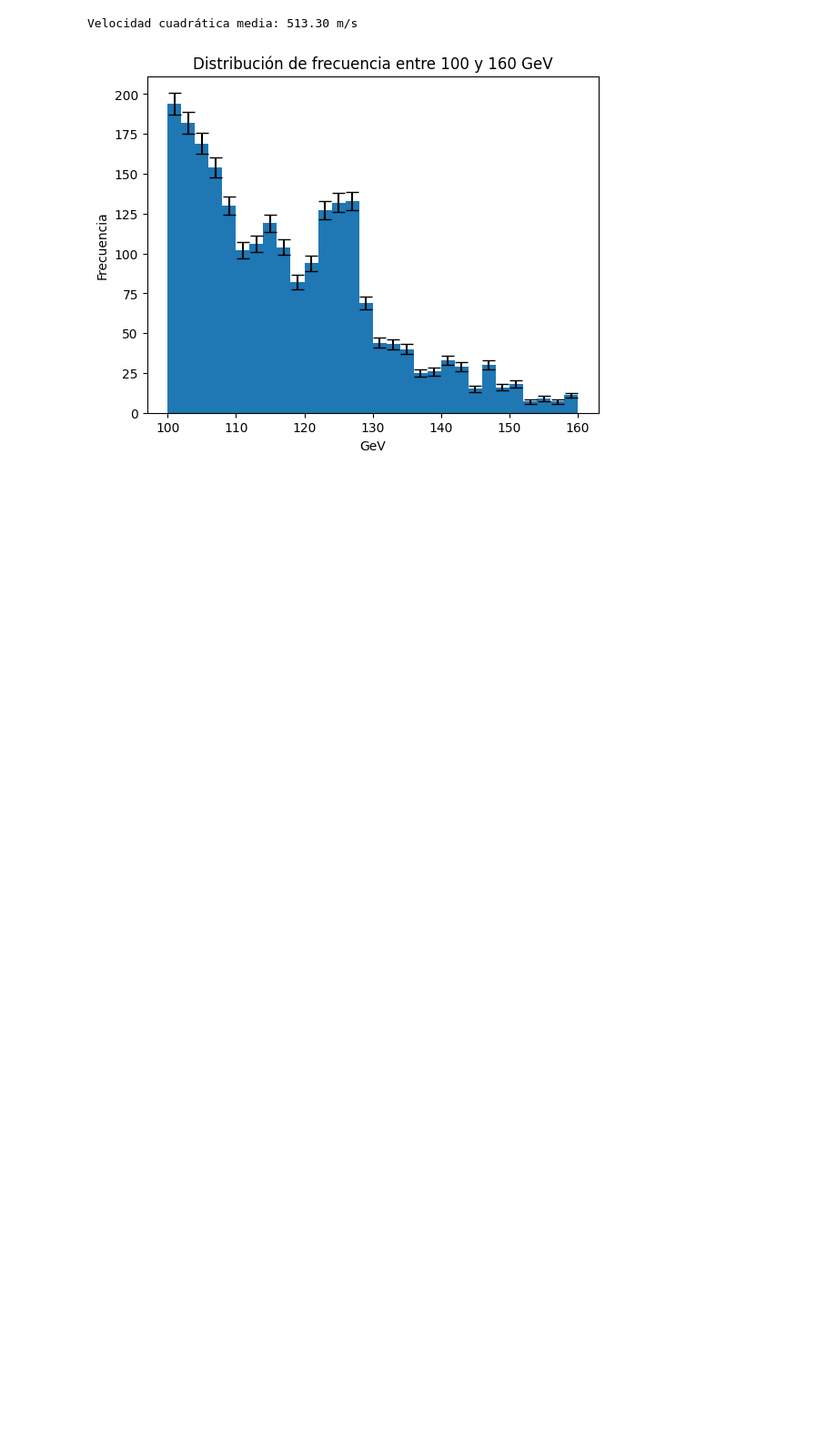
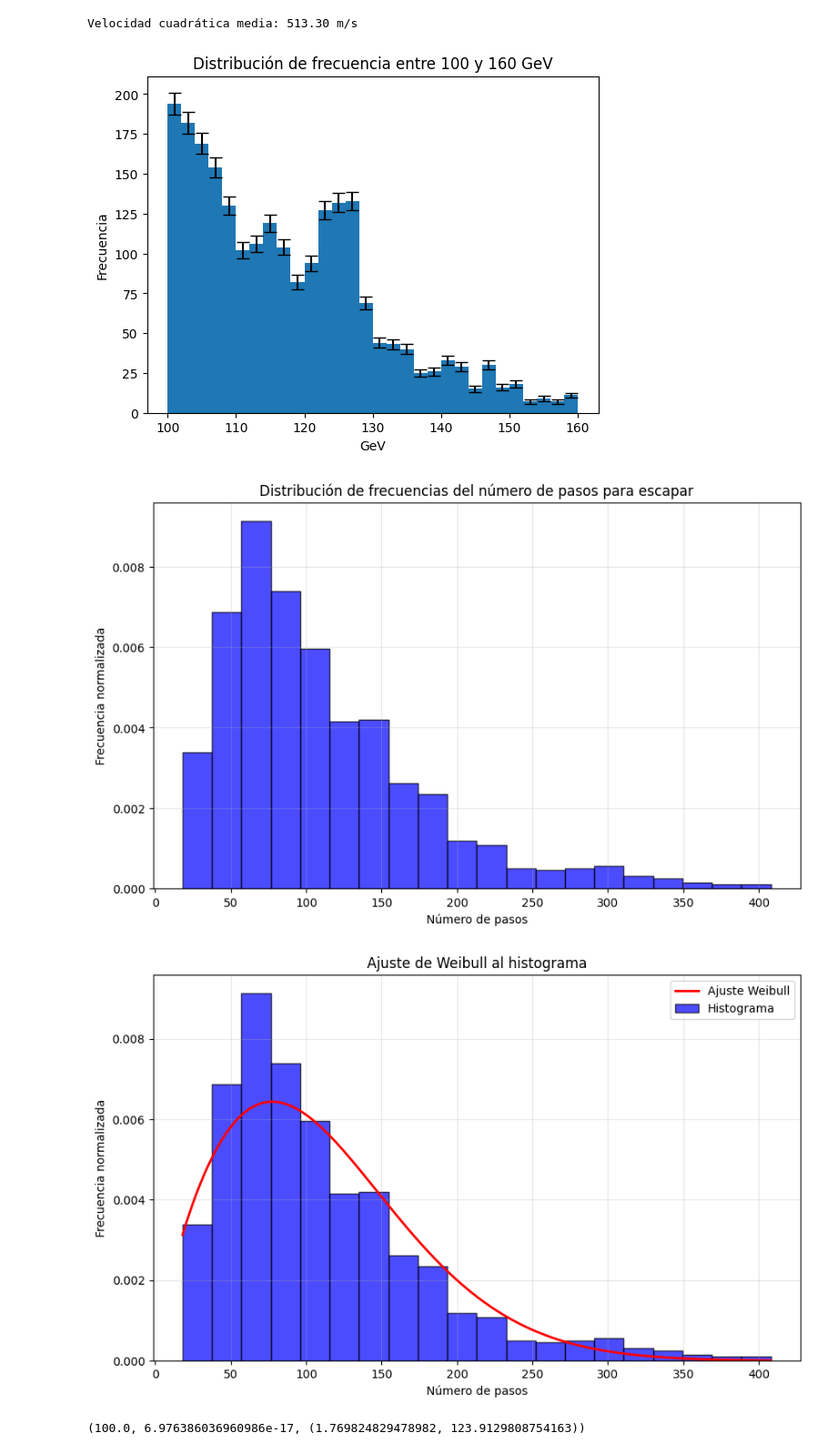
Before and after one commit to GabrielRamirezs/Metodos1_KarenQuevedo_GabrielRamirez, a Jupyter notebook: Parcial3.ipynb, the cells around one changed output. Shown at 91% size. Cells and saved outputs as stored; diff of their text form; code cells hidden in the pictures; blank space fills up the shorter version.

```diff
--- a/Parcial3.ipynb
+++ b/Parcial3.ipynb
@@ -97,3 +97,77 @@ x0=1
 resultado = minimize(lambda alpha: negative_log_likelihood(alpha, filtered_data, hipotesis_nula), x0, bounds=bounds)
 # %% [output]
 [figure]
+# %%
+#4
+import numpy as np
+import matplotlib.pyplot as plt
+
+l = 0.1
+Rs = 1.0
+N = 1000
+num_classes = 20
+
+def random_step(x, y, z):
+    theta = np.random.uniform(0, np.pi)
+    phi = np.random.uniform(0, 2 * np.pi)
+    dx = l * np.sin(theta) * np.cos(phi)
+    dy = l * np.sin(theta) * np.sin(phi)
+    dz = l * np.cos(theta)
+    return x + dx, y + dy, z + dz
+
+def simulate_escape():
+    x, y, z = 0.0, 0.0, 0.0
+    steps = 0
+    while np.sqrt(x**2 + y**2 + z**2) <= Rs:
+        x, y, z = random_step(x, y, z)
+        steps += 1
+    return steps
+steps_list = [simulate_escape() for _ in range(N)]
+min_steps, max_steps = min(steps_list), max(steps_list)
+bins = np.linspace(min_steps, max_steps, num_classes + 1)
+hist, edges = np.histogram(steps_list, bins=bins, density=True)
+class_centers = (edges[:-1] + edges[1:]) / 2
+expected_steps = np.sum(hist * class_centers * np.diff(edges))
+
+plt.figure(figsize=(10, 6))
+plt.bar(class_centers, hist, width=np.diff(edges), alpha=0.7, color="blue", edgecolor="black")
+plt.xlabel("Número de pasos")
+plt.ylabel("Frecuencia normalizada")
+plt.title("Distribución de frecuencias del número de pasos para escapar")
+plt.grid(alpha=0.3)
+plt.show()
+min_steps, max_steps, expected_steps
+
+from scipy.stats import exponweib
+
+theoretical_steps = (Rs / l) ** 2
+
+Rs_km = 700000
+c_kms = 300000
+l_cm = 0.6
+
+l_km = l_cm * 1e-5
+time_per_collision = l_km / c_kms
+total_time_seconds = expected_steps * time_per_collision
+total_time_years = total_time_seconds / (60 * 60 * 24 * 365.25)
+
+params = exponweib.fit(steps_list, floc=0, f0=1)
+shape, scale = params[1], params[3]
+
+x_fit = np.linspace(min_steps, max_steps, 500)
+pdf_fit = exponweib.pdf(x_fit, *params)
+plt.figure(figsize=(10, 6))
+plt.bar(class_centers, hist, width=np.diff(edges), alpha=0.7, label="Histograma", color="blue", edgecolor="black")
+plt.plot(x_fit, pdf_fit, 'r-', label="Ajuste Weibull", linewidth=2)
+plt.xlabel("Número de pasos")
+plt.ylabel("Frecuencia normalizada")
+plt.title("Ajuste de Weibull al histograma")
+plt.legend()
+plt.grid(alpha=0.3)
+plt.show()
+
+theoretical_steps, total_time_years, (shape, scale)
+# %% [output]
+[figure, added]
+[figure, added]
+(100.0, 6.976386036960986e-17, (1.769824829478982, 123.9129808754163))
```
